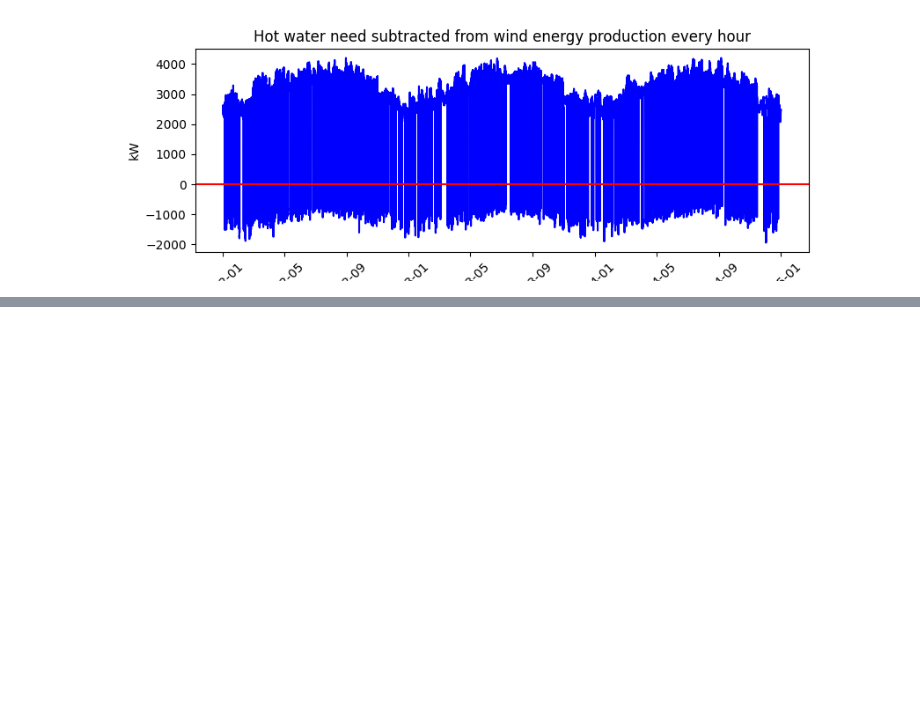
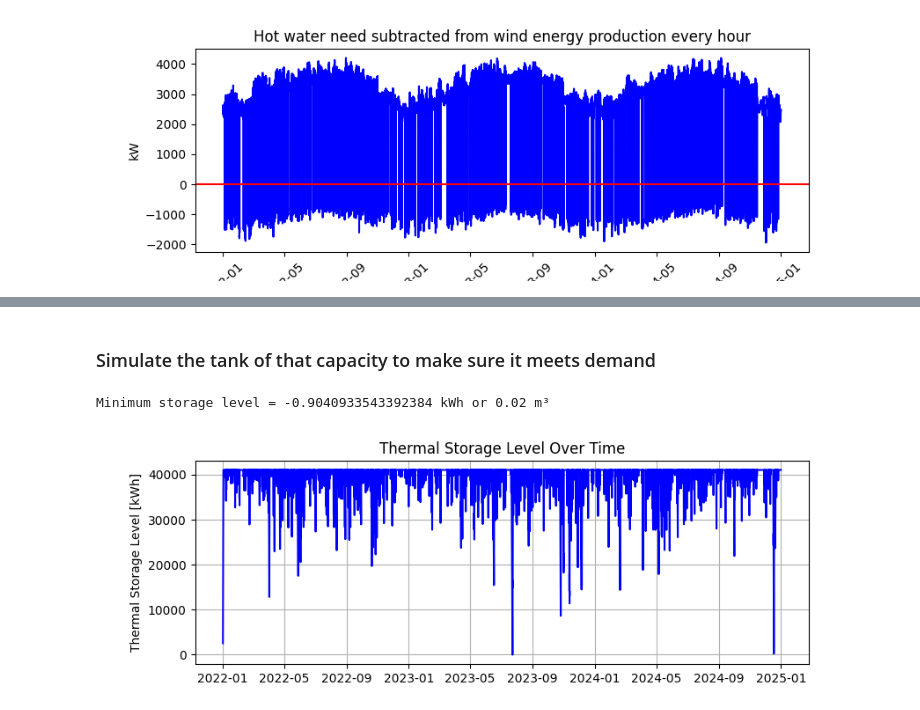
Before and after one commit to arnargylfi/Meistaraverkefni, a Jupyter notebook: Python/Main.ipynb, the cells around one changed output, grey strips where cells are left out. Saved outputs shown, nothing was run; the diff lists cells and outputs as text; code cells hidden in the pictures; blank space fills up the shorter version.

```diff
--- a/Python/Main.ipynb
+++ b/Python/Main.ipynb
@@ -707,0 +778,16 @@ plt.show()
+# %% [markdown]
+### Simulate the tank of that capacity to make sure it meets demand
+# %%
+
+
+
+storage_levels = thermal_storage_level(max_energy_deficit, 1000*Power_MW,y_thor_pred, 0.084/100,0)
+fig,ax = plt.subplots(figsize=(9, 3))
+ax.plot(timi, storage_levels, label='Thermal Storage Level', color='blue')
+ax.set_title('Thermal Storage Level Over Time')
+ax.set_ylabel('Thermal Storage Level [kWh]')
+ax.grid(True)
+plt.show()
+# %% [output]
+Minimum storage level = -0.9040933543392384 kWh or 0.02 m³
+[figure, added]
```
Also changed, not shown: parts of 12 cells of this notebook, 4 other files.
